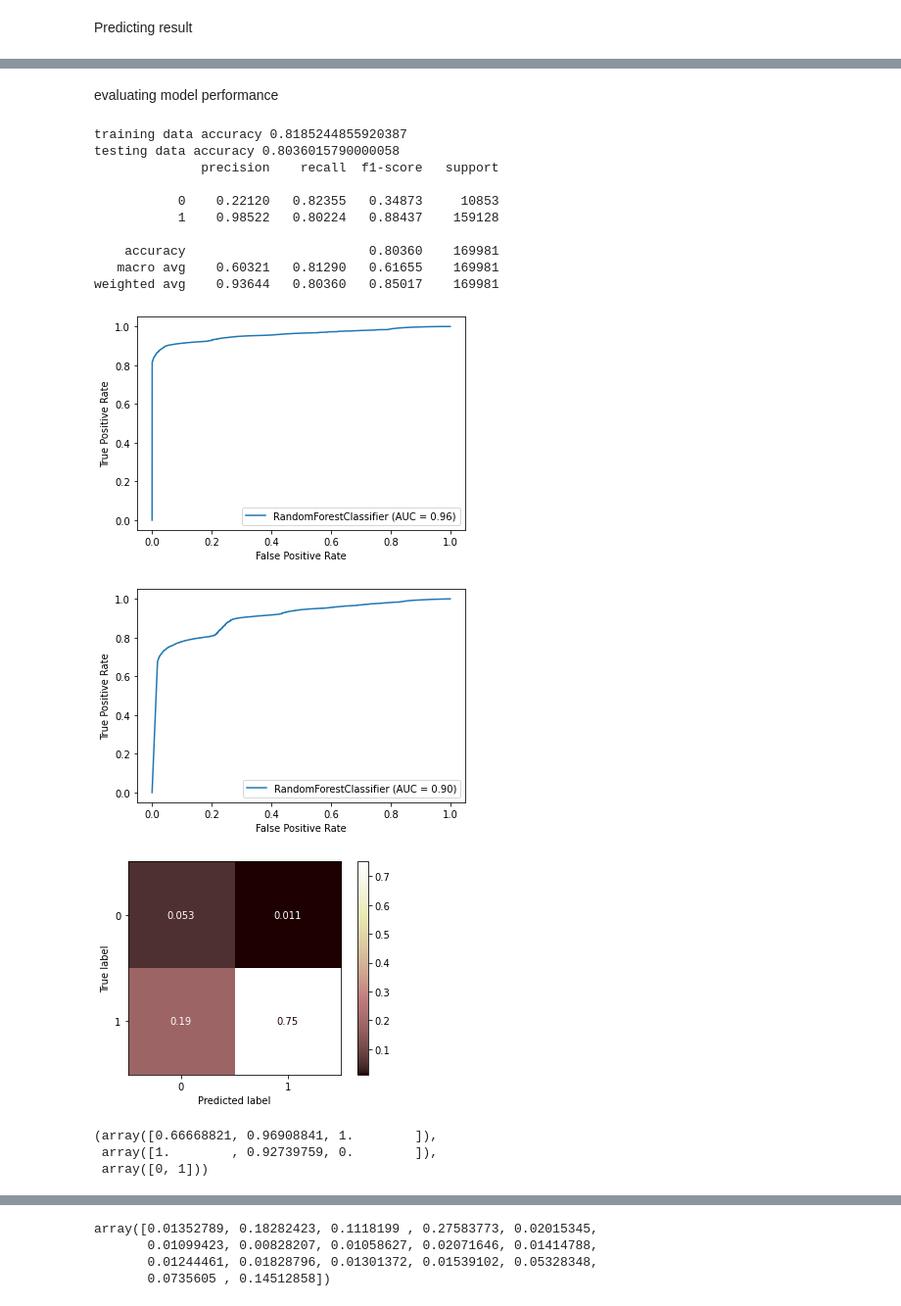
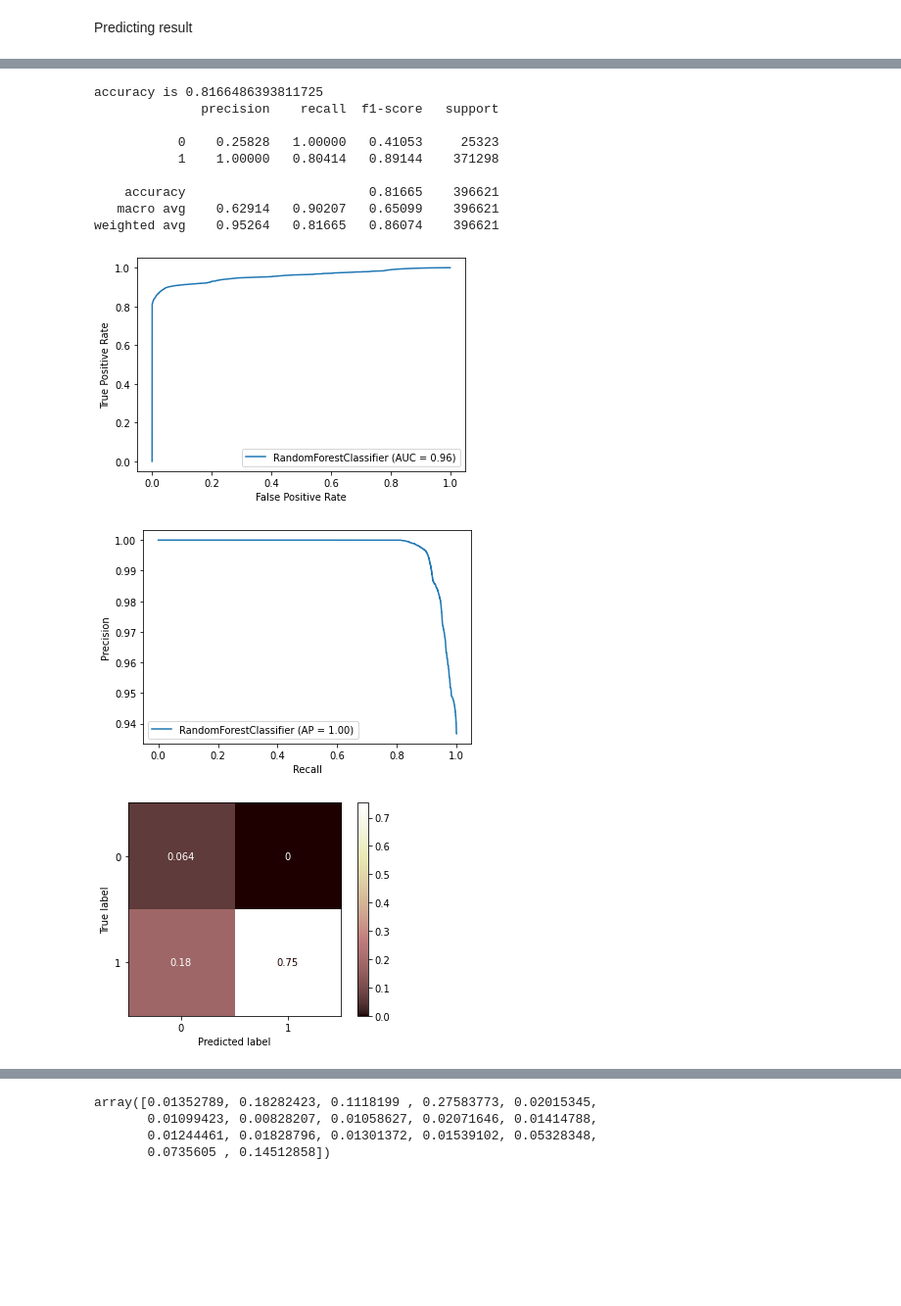
Before and after one commit to Mayank-004/Covid-19-, a Jupyter notebook: Covid19_Death_Predictive_Analysis_Imbalance_correction.ipynb, the cells around one changed output, grey strips where cells are left out. Shown at 98% size. Cells and saved outputs as stored; diff of their text form; code cells hidden in the pictures; blank space fills up the shorter version.

```diff
--- a/Covid19_Death_Predictive_Analysis_Imbalance_correction.ipynb
+++ b/Covid19_Death_Predictive_Analysis_Imbalance_correction.ipynb
@@ -260,24 +191,17 @@ y_predtrain_rf = rf.predict(X_train)
-# %% [markdown]
-evaluating model performance
-# %%
-eval_result(rf,X_train,y_train,y_predtrain_rf,X_test,y_test,y_predtest_rf)
-# %% [output]
-training data accuracy 0.8185244855920387
-testing data accuracy 0.8036015790000058
-              precision    recall  f1-score   support
-
-           0    0.22120   0.82355   0.34873     10853
-           1    0.98522   0.80224   0.88437    159128
-
-    accuracy                        0.80360    169981
-   macro avg    0.60321   0.81290   0.61655    169981
-weighted avg    0.93644   0.80360   0.85017    169981
-[figure, removed]
-[figure, removed]
-[figure, removed]
-# %%
-precision_recall_curve(y_train, y_predtrain_rf)
-# %% [output]
-(array([0.66668821, 0.96908841, 1.        ]),
- array([1.        , 0.92739759, 0.        ]),
- array([0, 1]))
+# %%
+# evaluating result for training data
+
+eval_result(rf,X_train,y_train,y_predtrain_rf)
+# %% [output]
+accuracy is 0.8166486393811725
+              precision    recall  f1-score   support
+
+           0    0.25828   1.00000   0.41053     25323
+           1    1.00000   0.80414   0.89144    371298
+
+    accuracy                        0.81665    396621
+   macro avg    0.62914   0.90207   0.65099    396621
+weighted avg    0.95264   0.81665   0.86074    396621
+[figure, added]
+[figure, added]
+[figure, added]
```
Also changed, not shown: parts of 34 cells of this notebook.
